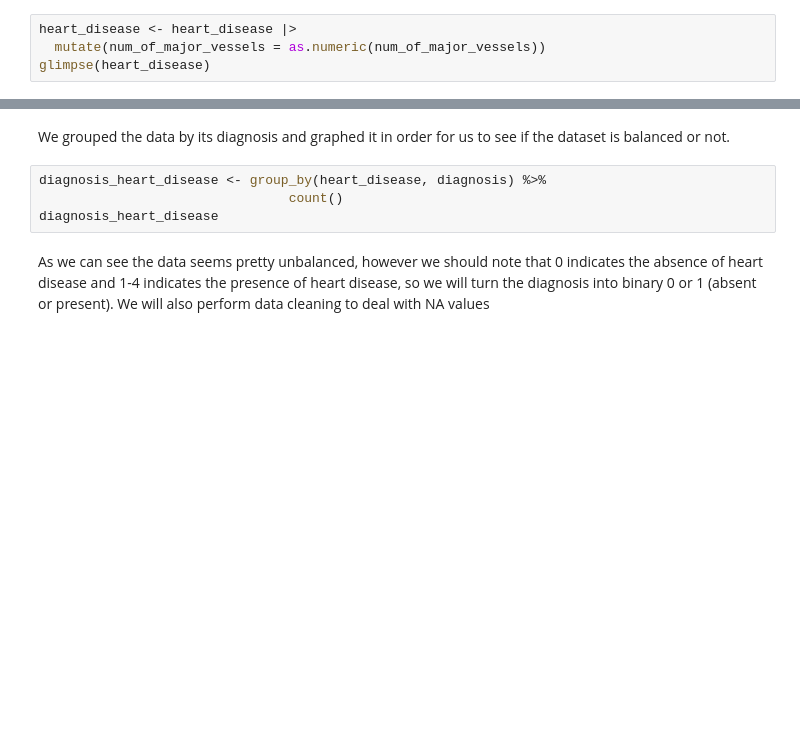
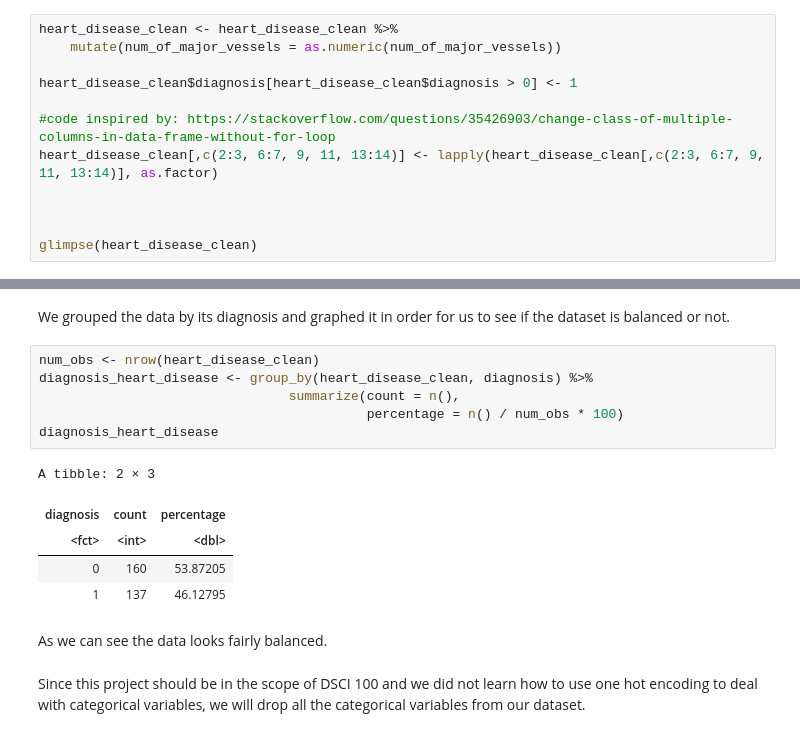
Before and after one commit to DSCI-310/DSCI-310-Group-2, a Jupyter notebook: Predicting_Heart_Disease.ipynb, the cells around one changed output, grey strips where cells are left out. Drawn from its saved outputs; the diff is of its cells as text; blank space fills up the shorter version.

```diff
--- a/Predicting_Heart_Disease.ipynb
+++ b/Predicting_Heart_Disease.ipynb
@@ -147,4 +212,12 @@ We know that sex, chest_pain, fasting_blood_sugar, resting_ecg, exercise_induced
 # %%
-heart_disease <- heart_disease |>
-  mutate(num_of_major_vessels = as.numeric(num_of_major_vessels))
-glimpse(heart_disease)
+heart_disease_clean <- heart_disease_clean %>%
+    mutate(num_of_major_vessels = as.numeric(num_of_major_vessels))
+
+heart_disease_clean$diagnosis[heart_disease_clean$diagnosis > 0] <- 1
+
+#code inspired by: https://stackoverflow.com/questions/35426903/change-class-of-multiple-columns-in-data-frame-without-for-loop
+heart_disease_clean[,c(2:3, 6:7, 9, 11, 13:14)] <- lapply(heart_disease_clean[,c(2:3, 6:7, 9, 11, 13:14)], as.factor)
+
+
+
+glimpse(heart_disease_clean)
@@ -155,8 +261,18 @@ summary(heart_disease) #summary
 # %% [markdown]
 We grouped the data by its diagnosis and graphed it in order for us to see if the dataset is balanced or not.
 # %%
-diagnosis_heart_disease <- group_by(heart_disease, diagnosis) %>%
-                                count()
+num_obs <- nrow(heart_disease_clean)
+diagnosis_heart_disease <- group_by(heart_disease_clean, diagnosis) %>%
+                                summarize(count = n(),
+                                          percentage = n() / num_obs * 100)
 diagnosis_heart_disease
+# %% [output]
+A tibble: 2 × 3
+| diagnosis | count | percentage |
+| <fct> | <int> | <dbl> |
+| 0 | 160 | 53.87205 |
+| 1 | 137 | 46.12795 |
 # %% [markdown]
-As we can see the data seems pretty unbalanced, however we should note that 0 indicates the absence of heart disease and 1-4 indicates the presence of heart disease, so we will turn the diagnosis into binary 0 or 1 (absent or present). We will also perform data cleaning to deal with NA values
+As we can see the data looks fairly balanced.
+# %% [markdown]
+Since this project should be in the scope of DSCI 100 and we did not learn how to use one hot encoding to deal with categorical variables, we will drop all the categorical variables from our dataset.
```
Also changed, not shown: parts of 23 cells of this notebook.
